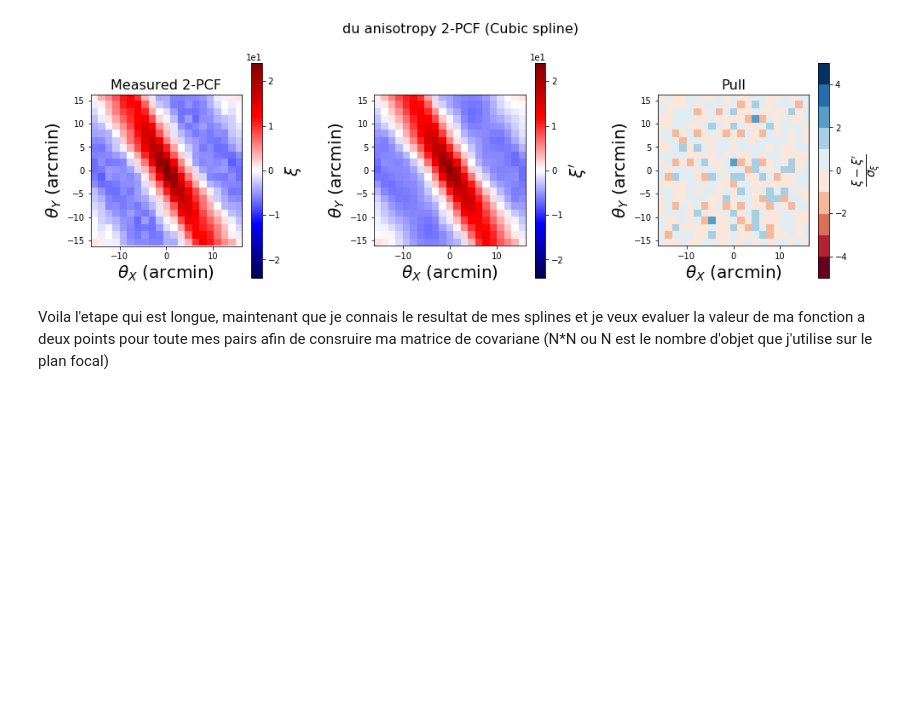
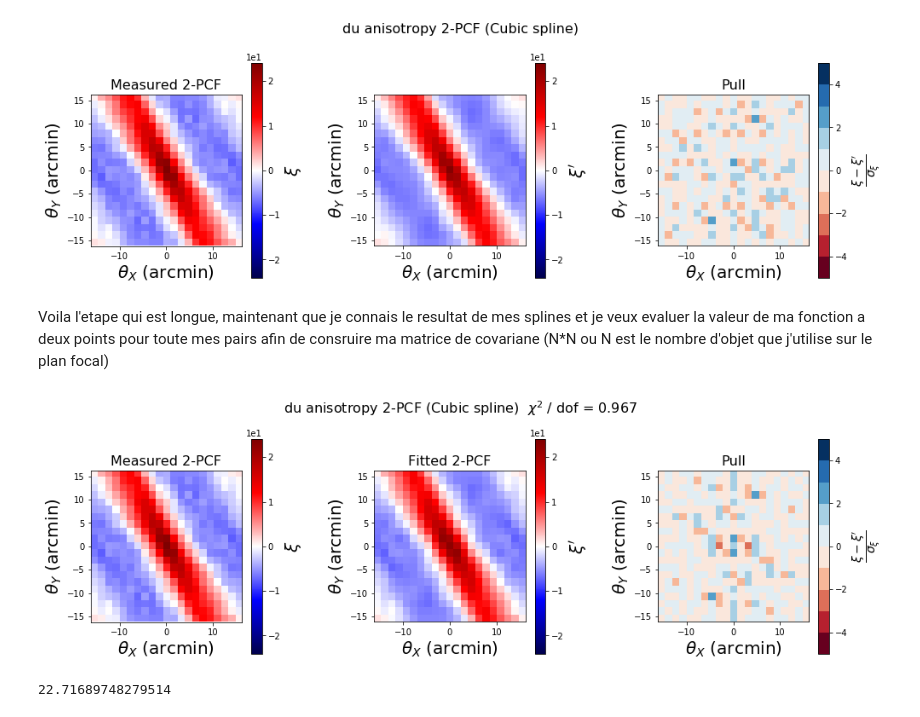
Before and after one commit to jmeyers314/treegp, a Jupyter notebook: treegp/bicubic_kernel.ipynb, the cells around one changed output. Drawn from its saved outputs; the diff is of its cells as text; code cells hidden in the pictures; blank space fills up the shorter version.

Commit message:
have fast and spline kernel using saunerie

```diff
--- a/treegp/bicubic_kernel.ipynb
+++ b/treegp/bicubic_kernel.ipynb
@@ -72,7 +81,6 @@ def plot_correlation_function(interp, save=False, rep='',
     plt.figure(figsize=(14,5) ,frameon=False)
     plt.gca().patch.set_alpha(0)
     plt.subplots_adjust(wspace=0.5,left=0.07,right=0.95, bottom=0.15,top=0.85)
-    plt.suptitle(NAME+' anisotropy 2-PCF (%s)'%(specific_name_kernel) , fontsize=16)
     plt.subplot(1,3,1)
     plt.imshow(interp._2pcf.reshape(N,N), extent=EXT, interpolation='nearest', origin='lower',
                vmin=-MAX, vmax=MAX, cmap=CM)
@@ -97,12 +105,13 @@ def plot_correlation_function(interp, save=False, rep='',
     var = return_var_map(interp._2pcf_weight, interp._2pcf)
     cm_residual = plt.matplotlib.cm.get_cmap('RdBu',10)
     Res = interp._2pcf[interp._2pcf_mask] - FIT[interp._2pcf_mask]
-    chi2 = Res.dot(interp._2pcf_weight).dot(Res)
-    dof = np.sum(interp._2pcf_mask) - 4.
+    #chi2 = Res.dot(interp._2pcf_weight).dot(Res)
+    dof = np.sum(interp._2pcf_mask) #- 4.
 
     pull = (interp._2pcf.reshape(N,N) - FIT.reshape(N,N)) / np.sqrt(var)
+    chi2 = np.sum((interp._2pcf.reshape(N,N) - FIT.reshape(N,N))**2 / var)
 
-    #plt.title('Fitted 2-PCF'%(chi2/dof),fontsize=16)
+    plt.title('Fitted 2-PCF' ,fontsize=16)
 
     plt.subplot(1,3,3)
 
@@ -114,6 +123,8 @@ def plot_correlation_function(interp, save=False, rep='',
     plt.xlabel('$\\theta_X$ (arcmin)',fontsize=20)
     plt.ylabel('$\\theta_Y$ (arcmin)',fontsize=20)
     plt.title('Pull',fontsize=16)
+
+    plt.suptitle(NAME+' anisotropy 2-PCF (%s)  $\chi^2$ / dof = %.3f'%((specific_name_kernel, chi2/dof)) , fontsize=16)
 # %% [markdown]
 Ici je plot le resultat du fit avec la fonction analytique de type Von Karman
 # %%
@@ -187,0 +259,33 @@ make_spline_kernel(dic['input_data']['u'], dic['input_data']['v'])
+# %%
+### Saunerie ###
+
+def solve_brut(J, y, w=None):
+    if w is None:
+        w = np.eye(len(y))
+    else:
+        w = np.eye(len(w)) * w
+    X = J.todense()
+    T = np.dot(X.T, w.dot(X))
+    T_inv = np.linalg.inv(T)
+    B = np.dot(X.T, w.dot(np.matrix(y).T))
+    return np.array((np.dot(T_inv, np.matrix(B))).T).squeeze()
+
+
+var = return_var_map(interp._2pcf_weight, interp._2pcf)
+var = var.reshape(np.shape(interp._2pcf))
+N = int(np.sqrt(len(interp._2pcf_dist[:,0])))
+
+f = interpolate.interp2d(interp._2pcf_dist[:,0], interp._2pcf_dist[:,1], interp._2pcf)
+
+xnew = interp._2pcf_dist[:,0]
+ynew = interp._2pcf_dist[:,1]
+
+bs = bspline.CardinalBSpline2D(nx=11, ny=11, x_range=(-980, 980.), y_range=(-980, 980.))
+J = bs.eval(interp._2pcf_dist[:,0], interp._2pcf_dist[:,1])
+theta = solve_brut(J, interp._2pcf, w=None)
+
+znew = J * theta
+
+plot_correlation_function(interp, other_fit=znew, specific_name_kernel='Cubic spline')
+# %% [output]
+[figure, added]
@@ -187,0 +325,4 @@ make_spline_kernel(dic['input_data']['u'], dic['input_data']['v'])
+# %%
+np.max(abs(K))
+# %% [output]
+22.71689748279514
```
Also changed, not shown: parts of 9 cells of this notebook, 2 other files.
